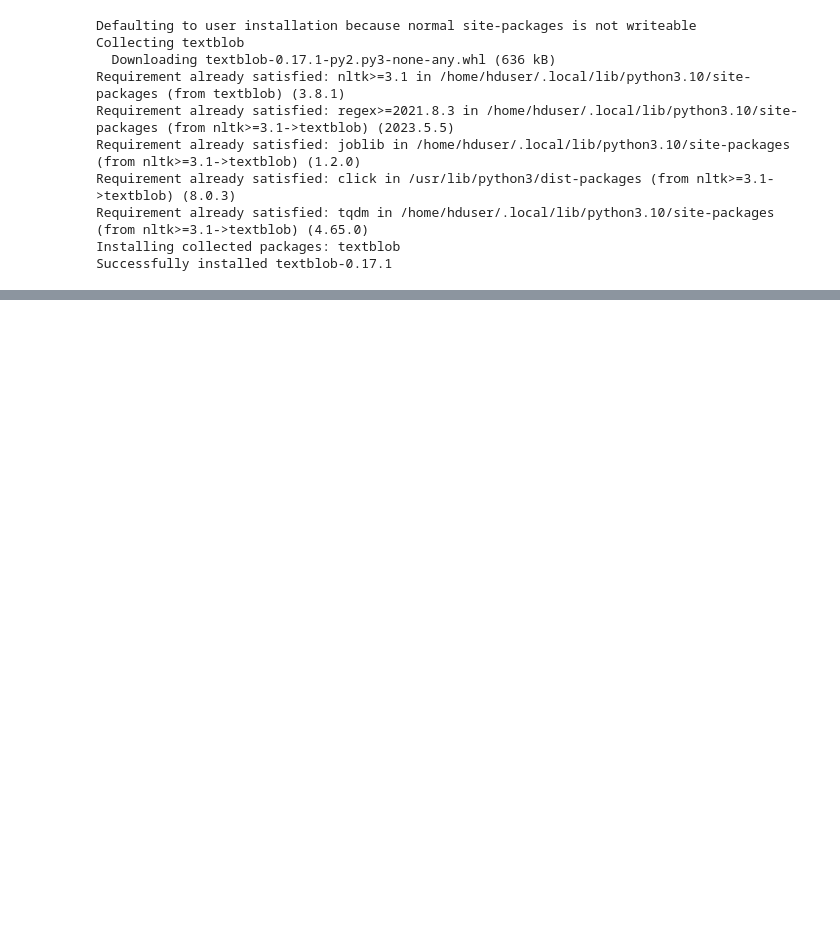
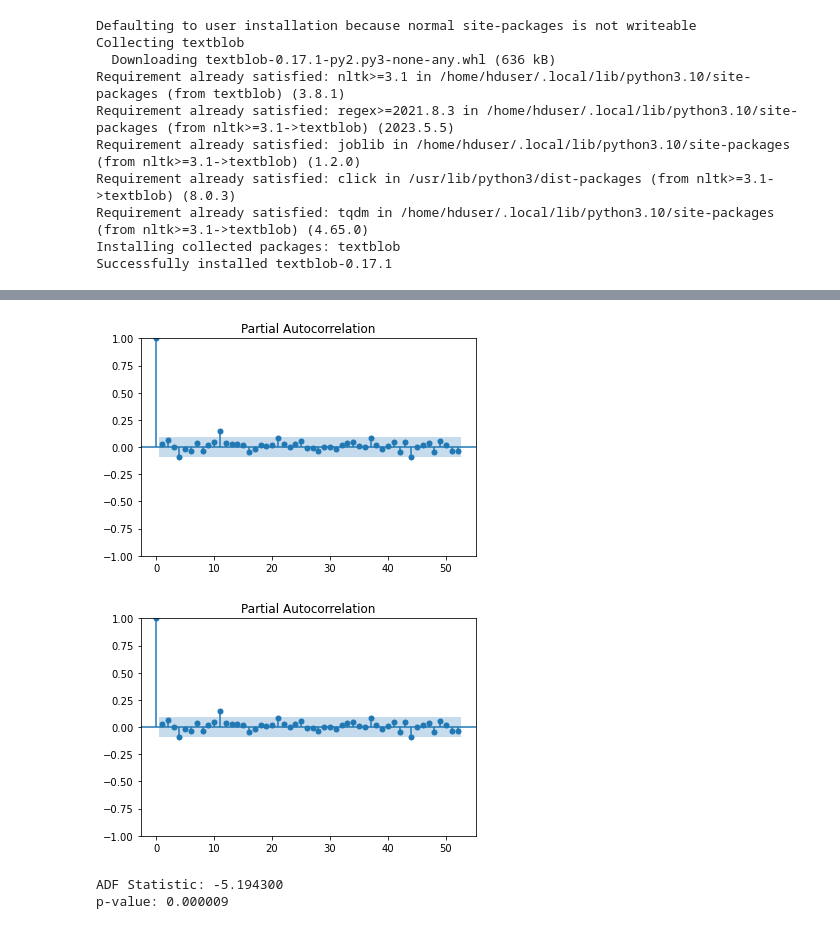
Before and after one commit to DrAmy-Data/CA2_S2, a Jupyter notebook: CA2_SEM2.ipynb, the cells around one changed output, grey strips where cells are left out. Drawn from its saved outputs; the diff is of its cells as text; code cells hidden in the pictures; blank space fills up the shorter version.

```diff
--- a/CA2_SEM2.ipynb
+++ b/CA2_SEM2.ipynb
@@ -649,0 +758,22 @@ plt.show()
+# %%
+plot_pacf(df_pos, lags = 52)
+# q value is 3 as there are three outliers outside the blue box. I'm counting the dot that is predominantly
+# sitting outside the threshold and not counting the dots that are sitting mostly within the threshold
+# %% [output]
+[figure, added]
+[figure, added]
+# %%
+# doing the ADF Fuller test
+from statsmodels.tsa.stattools import adfuller
+# Perform the ADF test
+result = adfuller(df_pos['Positive Percentage'])
+
+# Print the test statistics and p-value
+print('ADF Statistic: %f' % result[0])
+print('p-value: %f' % result[1])
+
+# the significant p-value means we can reject the null hypothesis, and say that the series is stationary
+# therefore the d value will be zero because there is no differencig necessary.
+# %% [output]
+ADF Statistic: -5.194300
+p-value: 0.000009
```
Also changed, not shown: parts of 51 cells of this notebook.
